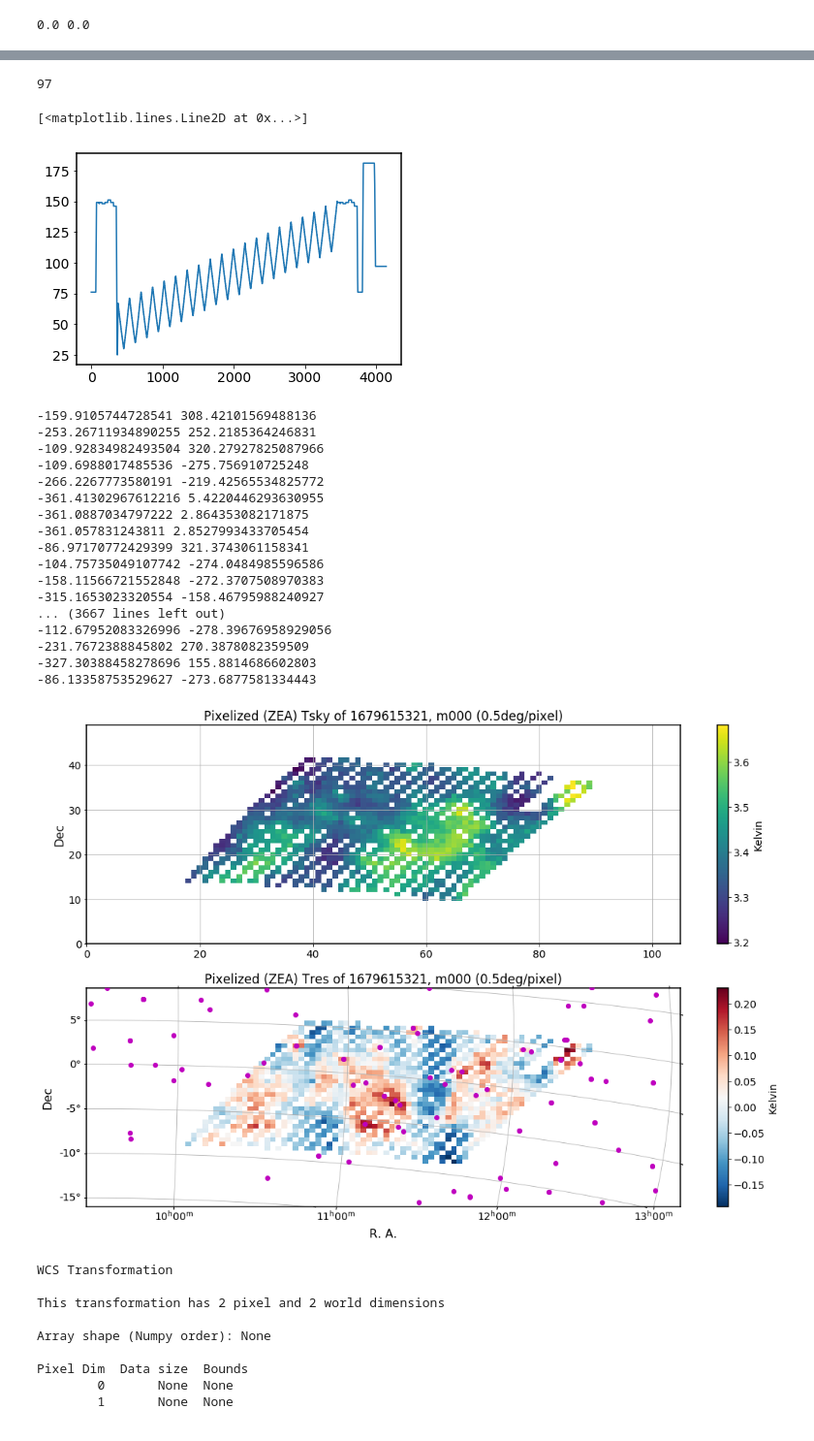
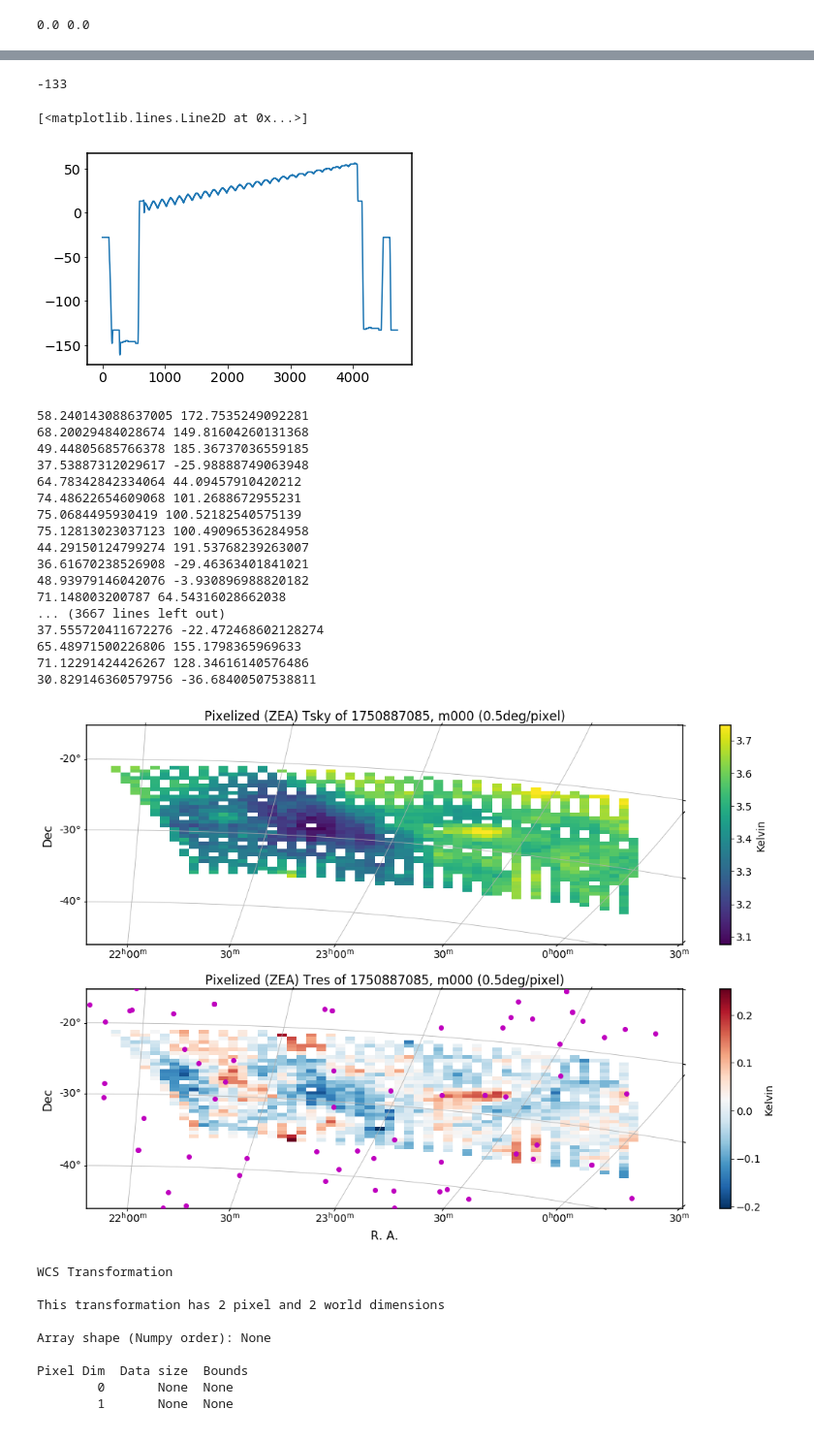
Before and after one commit to astro-tyliu/katcali_pipeline, a Jupyter notebook: level5/KATcali_UHF_level5.ipynb, the cells around one changed output, grey strips where cells are left out. Shown at 97% size. Saved outputs shown, nothing was run; the diff lists cells and outputs as text; code cells hidden in the pictures.

```diff
--- a/level5/KATcali_UHF_level5.ipynb
+++ b/level5/KATcali_UHF_level5.ipynb
@@ -53,4 +53,4 @@ print  (plt.rcParams['font.size'], plt.rcParams[u'axes.linewidth'],plt.rcParams[
 # %%
 p_radec=np.loadtxt('radio_source_fsky.txt')
 # %%
-ch_plot=3200
+ch_plot=3300
@@ -76,0 +57,7 @@ print (fname, ant)
+# %%
+field = 'BOX13'
+input_name = "BOX13_20251015_090000"
+fname='1750887085'
+ant='m000'
+
+print (fname, ant)
@@ -77,6 +66,6 @@ print (fname, ant)
 # %%
 #input_file='/idia/projects/hi_im/raw_vis/MeerKLASS2021/level4/data/'
-input_file=f'../level4/results/py_results/{input_name}/{fname}_{ant}/'
+input_file=f'../level4/results/py_results/{input_name}/'
 output_file='./results/jupyter_results/'
 # %%
 d1=pickle.load(open(input_file+fname+'_'+ant+'_level4_data','rb'), encoding='latin-1')
@@ -170,11 +175,17 @@ plt.show()
 # y_half=12#deg
 # pix_deg=0.5
 # desi 2
-x_cen=168 #deg #RA
-x_half=26 #deg
-y_cen=-4#deg #DEC
-y_half=12#deg
-pix_deg=0.3
+# x_cen=168 #deg #RA
+# x_half=26 #deg
+# y_cen=-4#deg #DEC
+# y_half=12#deg
+# pix_deg=0.5
+# BOX 13
+x_cen=-18 #deg #RA
+x_half=15 #deg
+y_cen=-31#deg #DEC
+y_half=15#deg
+pix_deg=0.5
 
 N_half_x=int(x_half/pix_deg)
 N_half_y=int(y_half/pix_deg)
@@ -277,12 +289,12 @@ np.shape(Sum_Tsky_xy)
 # %%
 x_pix
 # %% [output]
-97
+-133
 # %%
 plt.plot(x_pix_list)
 # %% [output]
 [<matplotlib.lines.Line2D at 0x...>]
-[figure, old version]
+[figure, new version]
 # %%
 assert((Npix_xy_count1==Npix_xy_count2).all())
 # %%
@@ -295,51 +307,51 @@ ptr_ra_pix,ptr_dec_pix=skycoord_to_pixel(ptr_list,w)
 for i in range(len(ptr_list)):
     print (ptr_ra_pix[i],ptr_dec_pix[i])
 tmp = np.column_stack((ptr_ra_pix, ptr_dec_pix))  # 合并为两列数据
-np.savetxt(f"radio_sourceUHF_pix_{pix_deg}deg.txt", tmp, fmt="%.5f", delimiter="\t", comments="")
+np.savetxt(f"{field}_radio_sourceUHF_pix_{pix_deg}deg.txt", tmp, fmt="%.5f", delimiter="\t", comments="")
 del tmp
 # %% [output]
--159.9105744728541 308.42101569488136
--253.26711934890255 252.2185364246831
--109.92834982493504 320.27927825087966
--109.6988017485536 -275.756910725248
--266.2267773580191 -219.42565534825772
--361.41302967612216 5.4220446293630955
--361.0887034797222 2.864353082171875
--361.057831243811 2.8527993433705454
--86.97170772429399 321.3743061158341
--104.75735049107742 -274.0484985596586
--158.11566721552848 -272.3707508970383
--315.1653023320554 -158.46795988240927
+58.240143088637005 172.7535249092281
+68.20029484028674 149.81604260131368
+49.44805685766378 185.36737036559185
+37.53887312029617 -25.98888749063948
+64.78342842334064 44.09457910420212
+74.48622654609068 101.2688672955231
+75.0684495930419 100.52182540575139
+75.12813023037123 100.49096536284958
+44.29150124799274 191.53768239263007
+36.61670238526908 -29.46363401841021
+48.93979146042076 -3.930896988820182
+71.148003200787 64.54316028662038
 ... (3667 lines left out)
--112.67952083326996 -278.39676958929056
--231.7672388845802 270.3878082359509
--327.30388458278696 155.8814686602803
--86.13358753529627 -273.6877581334443
+37.555720411672276 -22.472468602128274
+65.48971500226806 155.1798365969633
+71.12291424426267 128.34616140576486
+30.829146360579756 -36.68400507538811
 # %%
 plt.figure(figsize=(18,12))
-plt.subplot(211)
+plt.subplot(211,projection=w)
 plt.imshow(Tsky_xy[:,:,ch_plot].T,cmap=kv.cmap1(),aspect='auto')
 #plt.gca().invert_yaxis() #only works when no coordinates
 plt.colorbar(label='Kelvin')
 plt.ylabel('Dec',fontsize=16)
 plt.xlim([0,Npix_x])
 plt.ylim([0,Npix_y])
 plt.grid()
 plt.title('Pixelized ('+p_choice+') Tsky of '+fname+', '+ant+f' ({str(pix_deg)}deg/pixel)')
 plt.subplot(212,projection=w)
 plt.imshow(Tresi_xy[:,:,ch_plot].T,cmap=kv.cmap2(),aspect='auto')
 #plt.gca().invert_yaxis() #only works when no coordinates
 plt.plot(ptr_ra_pix,ptr_dec_pix,'mo')
 plt.colorbar(label='Kelvin')
 plt.xlabel('R. A.',fontsize=16)
 plt.ylabel('Dec',fontsize=16)
 plt.xlim([0,Npix_x])
 plt.ylim([0,Npix_y])
 plt.grid()
 plt.title('Pixelized ('+p_choice+') Tres of '+fname+', '+ant+f' ({str(pix_deg)}deg/pixel)')
 plt.show()
 # %% [output]
-[figure, old version]
+[figure, new version]
 # %%
 assert((Npix_xy_count1==Npix_xy_count2).all())
 # %%
```
Also changed, not shown: parts of 10 cells of this notebook, 24 other files.
